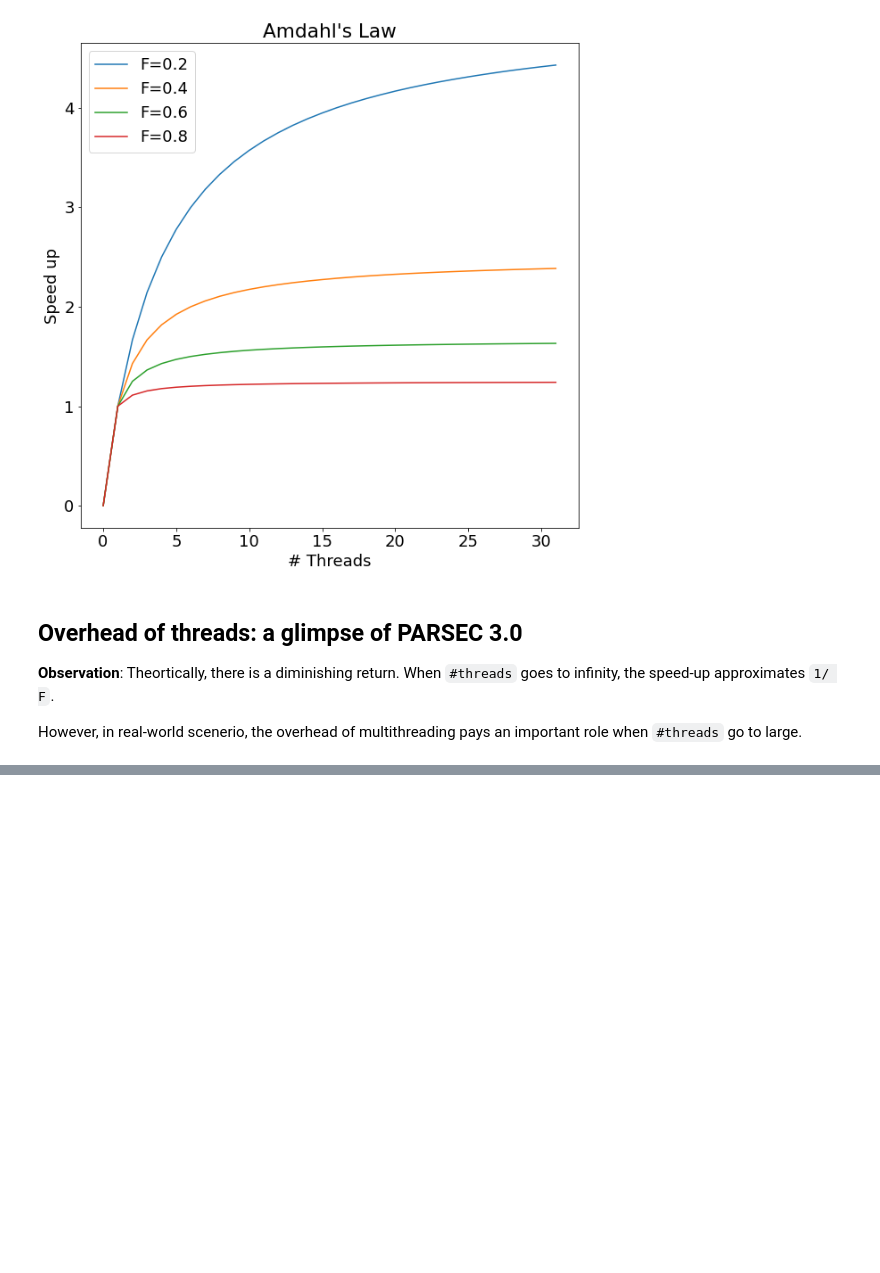
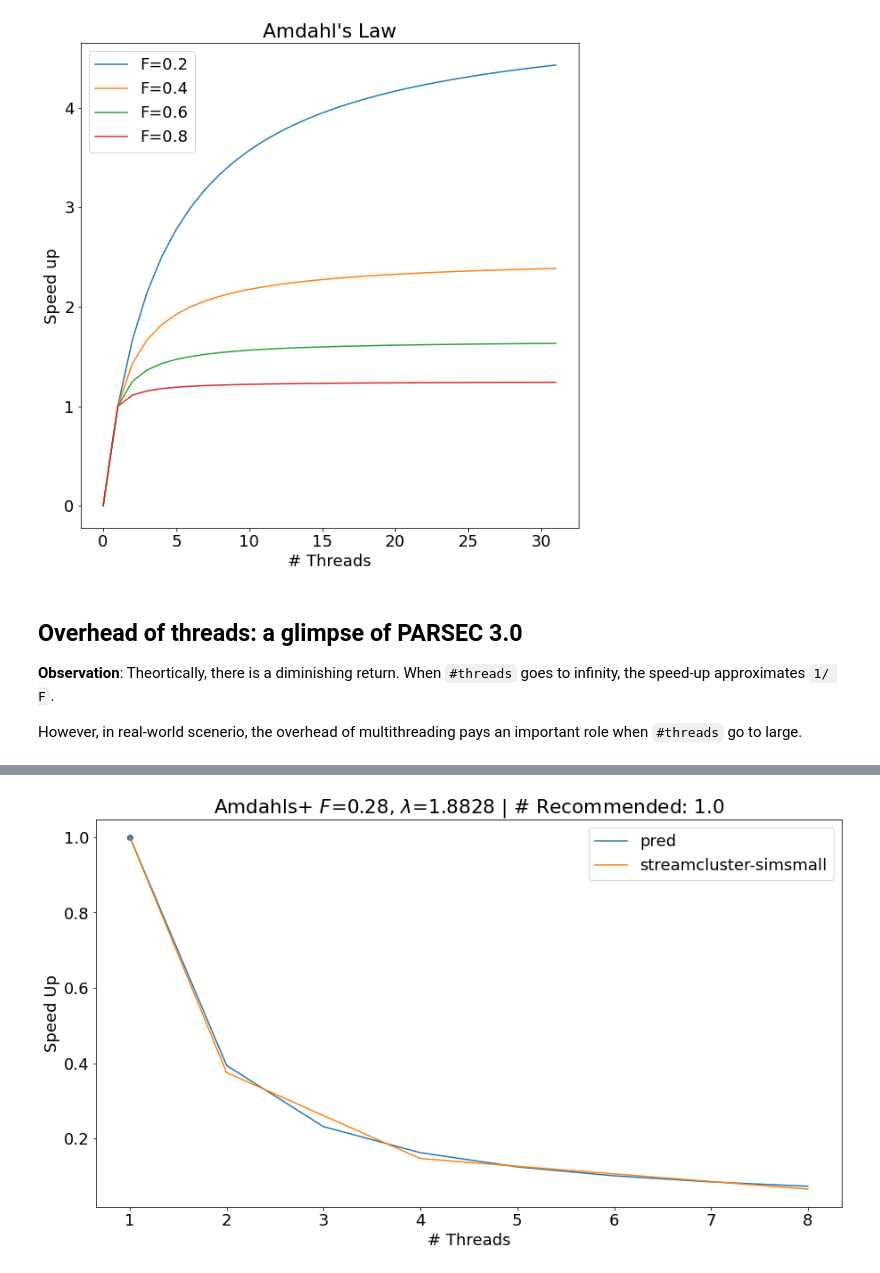
Before and after one commit to liubai01/Multicore-NYU-2021, a Jupyter notebook: Amdahl's law.ipynb, the cells around one changed output, grey strips where cells are left out. Cells and saved outputs as stored; diff of their text form; code cells hidden in the pictures; blank space fills up the shorter version.

```diff
--- a/Amdahl's law.ipynb
+++ b/Amdahl's law.ipynb
@@ -200,0 +231,86 @@ ax = sns.heatmap(vis, annot=True, fmt=".2f")
+# %%
+def amdahl_plus_inv(F, lmd, p):
+    # 1e-6 for numerical stability
+    return F + (1 - F) * (1 / (p + 1e-6)) + (p - 1) * lmd
+
+def opt_p(F, lmd):
+    ret = np.sqrt((1 - F) / (lmd + 1e-4))
+    return np.clip(ret, a_min=1.0, a_max=8)
+
+class Amdahl_Plus(nn.Module):
+    def __init__(self):
+        super().__init__()
+        self.F_lmd = nn.Parameter(torch.randn(2,))
+        self.F_lmd.data[0] = -10
+        self.F_lmd.data[1] = -10
+
+    def forward(self, p):
+        F = torch.sigmoid(self.F_lmd[0]) * 0.8 + 0.1
+        lmd = torch.exp(self.F_lmd[1])
+
+        opt_p = torch.sqrt((1 - F)/ (lmd + 1e-4))
+
+        return amdahl_plus_inv(F, lmd, p), opt_p
+
+    def print_args(self):
+        F = float((torch.sigmoid(self.F_lmd[0]) * 0.8 + 0.1).detach().numpy())
+        lmd = float(torch.exp(self.F_lmd[1]).detach().numpy())
+        print("F={:.2f}, lambda={:.4f}".format(F, lmd))
+        return F, lmd
+
+for idx in range(33):
+    # sample one example
+    y_spl = y[idx]
+    ts = torch.from_numpy(np.array([1, 2, 4, 8])).float()
+
+    # interplotation
+    y_spl_ = []
+    ts_ = []
+    i = 0
+    for t in range(1, 9):
+        if i + 1 < ts.size()[0] and ts[i + 1] + 1e-3 < t:
+            i += 1
+        a = (t - ts[i]) / (ts[i + 1] - ts[i])
+        y_spl_.append((1 - a) * y_spl[i] + a * y_spl[i + 1])
+        ts_.append(t)
+
+
+    y_spl = torch.from_numpy(np.array(y_spl_)).float()
+    ts= torch.from_numpy(np.array(ts_)).float()
+
+    ap = Amdahl_Plus()
+    criterion = nn.L1Loss()
+    optimizer = optim.Adam(ap.parameters(), lr=0.08, betas=(0.9, 0.999))
+
+    for epoch in range(750):  # loop over the dataset multiple times
+        # zero the parameter gradients
+        optimizer.zero_grad()
+
+        # forward + backward + optimize
+        outputs, opt_t_est = ap(ts)
+        opt_t = ts[torch.argmax(y_spl)]
+        loss = criterion(outputs, 1.0 / y_spl) + torch.abs(opt_t - opt_t_est) * 0.02 # log for numerical stability
+        loss.backward()
+        optimizer.step()
+
+        if epoch % 25 == 24:
+            loss_test = criterion(1.0 / outputs, y_spl)
+#             print('[%d] loss_train: %.3f loss_test: %.3f' %
+#                   (epoch + 1, loss, loss_test))
+
+#     print('Finished Training')
+
+    F, lmd = ap.print_args()
+    topt = np.round(opt_p(F, lmd))
+
+    plt.rcParams['figure.figsize'] = [15, 8]
+    plt.plot(ts, 1.0 / outputs.detach(), label="pred")
+    plt.plot(ts, y_spl, label=Xlegend[idx][0] + "-" + Xlegend[idx][1])
+    plt.title("Amdahls+ $F$={:.2f}, $\lambda$={:.4f} | # Recommended: {}".format(F, lmd, np.round(topt)))
+    plt.scatter([topt], [1.0 / amdahl_plus_inv(F, lmd, topt)])
+    ax.set_yscale('log')
+    plt.ylabel("Speed Up")
+    plt.xlabel("# Threads")
+    plt.legend()
+    plt.show()
+# %% [output]
@@ -200,0 +318 @@ ax = sns.heatmap(vis, annot=True, fmt=".2f")
+[figure, added]
```
Also changed, not shown: parts of 9 cells of this notebook.
